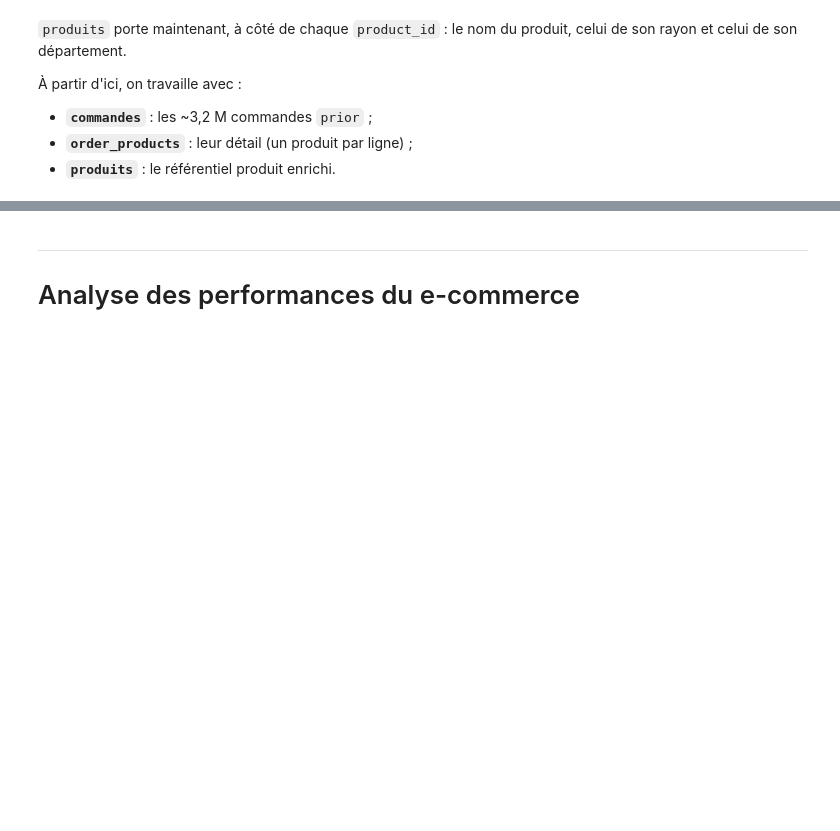
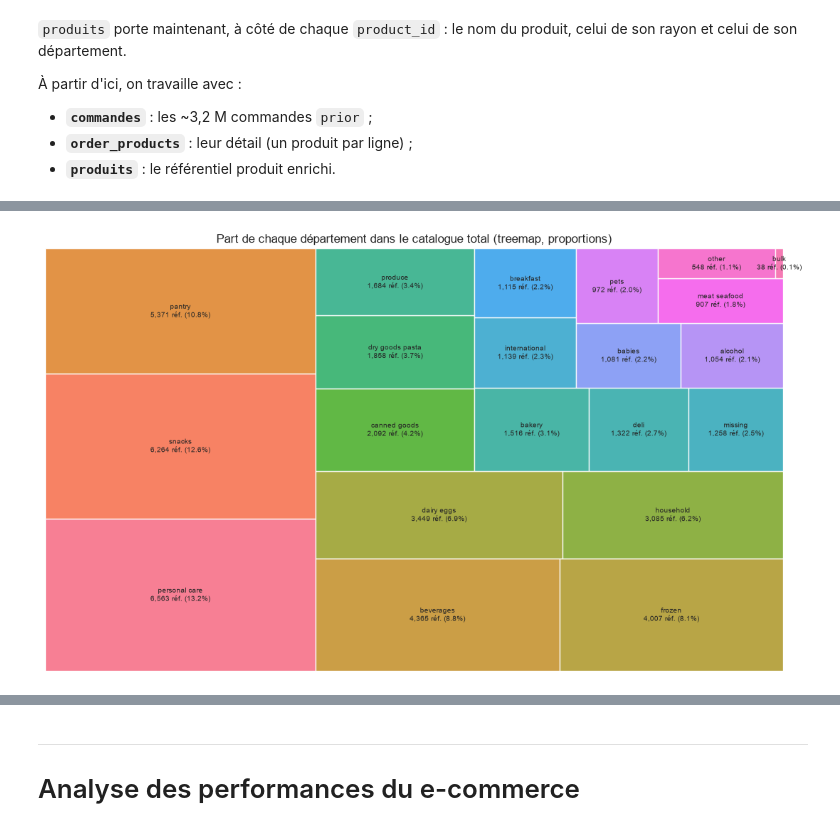
Before and after one commit to tranarivelo/joja-data-analysis, a Jupyter notebook: joja_analysis.ipynb, the cells around one changed output, grey strips where cells are left out. Saved outputs shown, nothing was run; the diff lists cells and outputs as text; code cells hidden in the pictures; blank space fills up the shorter version.

```diff
--- a/joja_analysis.ipynb
+++ b/joja_analysis.ipynb
@@ -334,0 +409,17 @@ celui de son rayon et celui de son département.
+# %%
+refs_per_dept_desc = refs_per_dept.sort_values(ascending=False)
+
+fig, ax = plt.subplots(figsize=(11, 6.5))
+colors = sns.color_palette("husl", len(refs_per_dept_desc))
+squarify.plot(
+    sizes=refs_per_dept_desc.values,
+    label=[f"{d}\n{v:,} réf. ({100*v/refs_per_dept_desc.sum():.1f}%)"
+           for d, v in refs_per_dept_desc.items()],
+    color=colors, alpha=0.9, ax=ax, text_kwargs={"fontsize": 7.5}
+)
+ax.set_title("Part de chaque département dans le catalogue total (treemap, proportions)")
+ax.axis("off")
+plt.tight_layout()
+plt.show()
+# %% [output]
+[figure, added]
```
Also changed, not shown: parts of 32 cells of this notebook, 2 other files.
